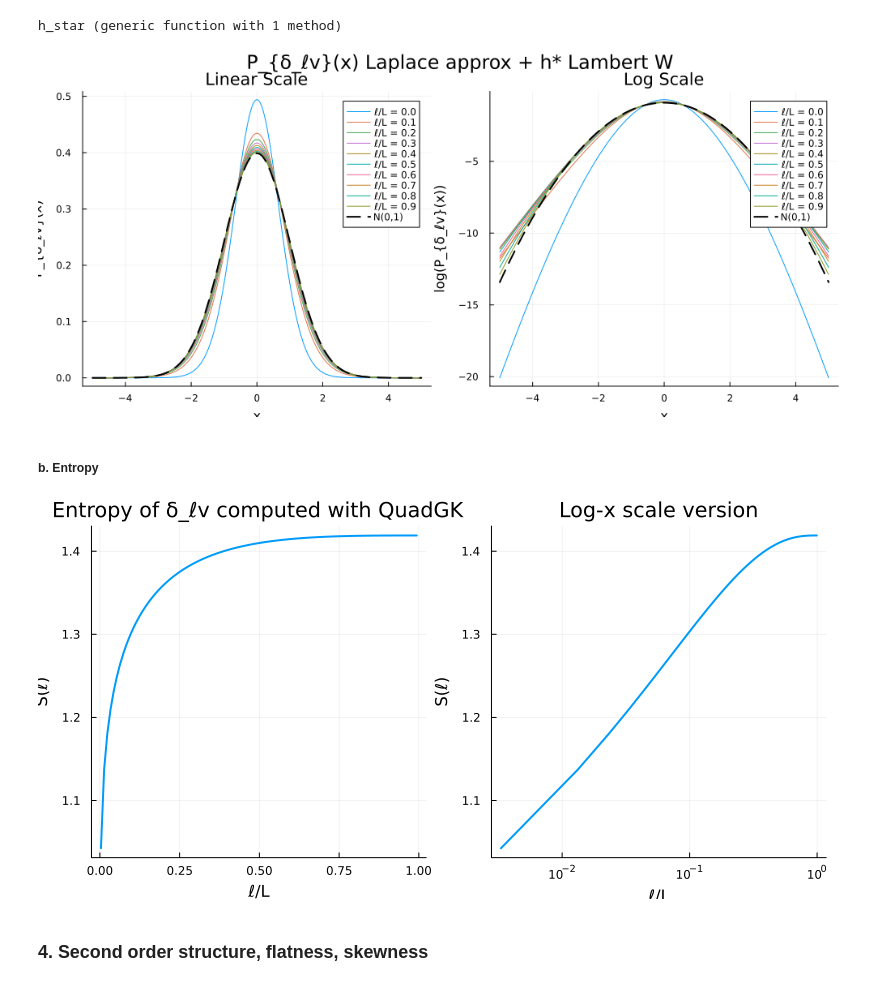
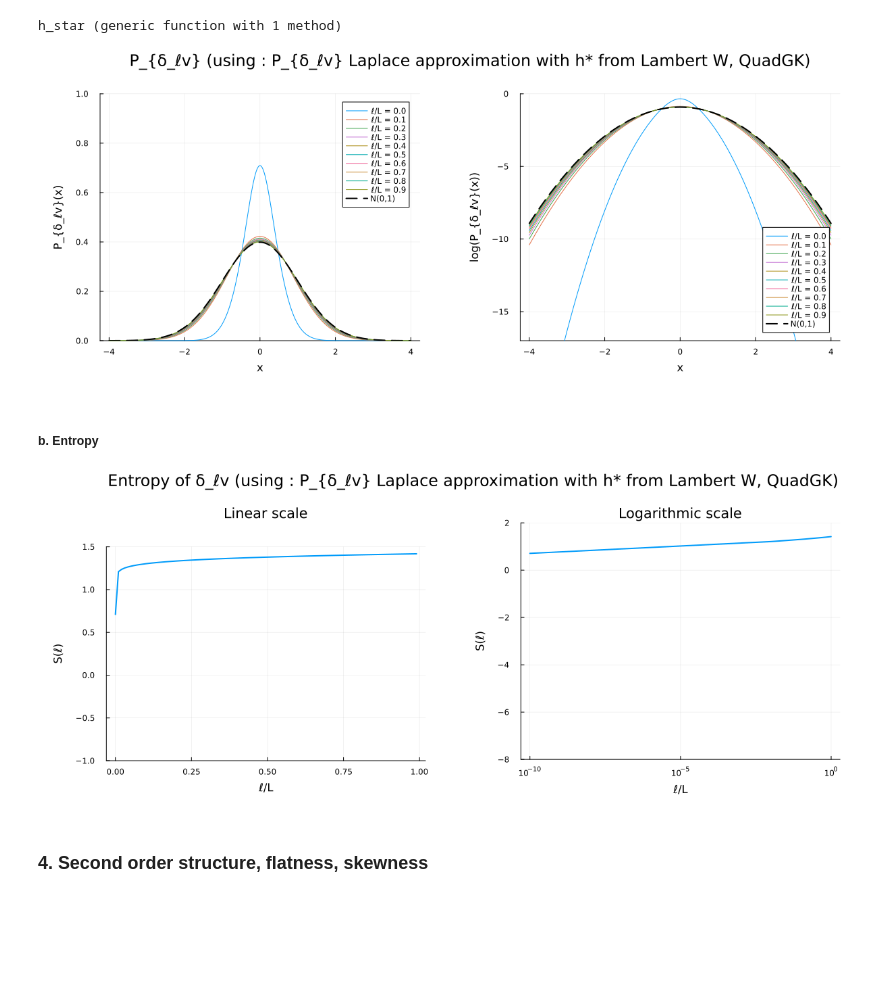
Before and after one commit to pleflohic/turbulence-velocity-increments, a Jupyter notebook: notebooks/normalized.ipynb, the cells around one changed output. Cells and saved outputs as stored; diff of their text form; code cells hidden in the pictures; blank space fills up the shorter version.

```diff
--- a/notebooks/normalized.ipynb
+++ b/notebooks/normalized.ipynb
@@ -69,22 +60,21 @@ end
 compute_P_δlv_of_x (generic function with 1 method)
 # %%
 # 1. Setup l and x values
-l_values = 1e-4:0.1*L:L
-x_values = -5:0.01:5
+l_values = 1e-10*L:0.1*L:L
+x_values = -4:0.02:4
 
 # 2. Initialize plots with explicit scales
-p1 = plot(title = "Linear Scale", xlabel = "x", ylabel = "P_{δ_ℓv}(x)", lw = 2)
-p2 = plot(title = "Log Scale", xlabel = "x", ylabel = "log(P_{δ_ℓv}(x))", lw = 2) # Note the :log scale here
+p1 = plot(xlabel = "x", ylabel = "P_{δ_ℓv}(x)", ylims=(0, 1), lw = 2, left_margin = 10mm, bottom_margin = 10mm)
+p2 = plot(xlabel = "x", ylabel = "log(P_{δ_ℓv}(x))", ylims=(-17, 0), lw = 2, left_margin = 20mm, bottom_margin = 10mm) # Note the :log scale here
 
 # 3. Reference Gaussian (Computed once)
 gauss_pdf = pdf.(Normal(0, 1), x_values)
 
 # 4. Plot loop
 for l in l_values
-
     P_values = compute_P_δlv_of_x.(Ref(l), x_values)
 
-    label = "ℓ/L = $(round(l/L, digits=2))"
+    label = "ℓ/L = $(round(l/L, sigdigits=2))"
     plot!(p1, x_values, P_values, label = label)
     plot!(p2, x_values, log.(P_values), label = label) # Plotting P_values, the axis scale handles the log
 end
@@ -94,5 +84,5 @@ plot!(p1, x_values, gauss_pdf, label="N(0,1)", lw=2, ls=:dash, color=:black)
 plot!(p2, x_values, log.(gauss_pdf), label="N(0,1)", lw=2, ls=:dash, color=:black)
 
 # 6. Final Layout
-plot(p1, p2, layout = (1, 2), size = (1000, 450), plot_title = "P_{δ_ℓv}(x) Laplace approx + h* = c1")
+plot(p1, p2, layout = (1, 2), size = (1200, 500), plot_title = "P_{δ_ℓv} (using : P_{δ_ℓv} explicit form, QuadGK)", plot_titlevspan=0.1)
 # %% [output]
@@ -181,12 +177,12 @@ end
 compute_P_δlv_of_x_Laplace (generic function with 1 method)
 # %%
 # 1. Setup l and x values
-l_values = 1e-4:0.1*L:L
-x_values = -5:0.01:5
+l_values = 1e-10*L:0.1*L:L
+x_values = -4:0.02:4
 
 # 2. Initialize plots with explicit scales
-p1 = plot(title = "Linear Scale", xlabel = "x", ylabel = "P_{δ_ℓv}(x)", lw = 2)
-p2 = plot(title = "Log Scale", xlabel = "x", ylabel = "log(P_{δ_ℓv}(x))", lw = 2)
+p1 = plot(xlabel = "x", ylabel = "P_{δ_ℓv}(x)", ylims=(0, 1), lw = 2, left_margin = 10mm, bottom_margin = 10mm)
+p2 = plot(xlabel = "x", ylabel = "log(P_{δ_ℓv}(x))", ylims=(-17, 0), lw = 2, left_margin = 20mm, bottom_margin = 10mm)
 
 # 3. Reference Gaussian (Computed once)
 gauss_pdf = pdf.(Normal(0, 1), x_values)
@@ -206,5 +202,5 @@ plot!(p1, x_values, gauss_pdf, label="N(0,1)", lw=2, ls=:dash, color=:black)
 plot!(p2, x_values, log.(gauss_pdf), label="N(0,1)", lw=2, ls=:dash, color=:black)
 
 # 6. Final Layout
-plot(p1, p2, layout = (1, 2), size = (1000, 450), plot_title = "P_{δ_ℓv}(x) Laplace approx + h* = c1")
+plot(p1, p2, layout = (1, 2), size = (1200, 500), plot_title = "P_{δ_ℓv} (using : P_{δ_ℓv} Laplace approximation with h* = c1, QuadGK)", plot_titlevspan=0.1)
 # %% [output]
@@ -247,60 +249,67 @@ h_star(l, x) = c1 + c2 - lambertw(2 * (-log(l / L)) * c2 * x^2 * exp(4 * (-log(l
 h_star (generic function with 1 method)
 # %%
 # 1. Setup l and x values
-l_values = 1e-4:0.1*L:L
-x_values = -5:0.01:5
+l_values = 1e-10*L:0.1*L:L
+x_values = -4:0.02:4
 
 # 2. Initialize plots with explicit scales
-p1 = plot(title = "Linear Scale", xlabel = "x", ylabel = "P_{δ_ℓv}(x)", lw = 2)
-p2 = plot(title = "Log Scale", xlabel = "x", ylabel = "log(P_{δ_ℓv}(x))", lw = 2) # Note the :log scale here
+p1 = plot(xlabel = "x", ylabel = "P_{δ_ℓv}(x)", ylims=(0, 1), lw = 2, left_margin = 10mm, bottom_margin = 10mm)
+p2 = plot(xlabel = "x", ylabel = "log(P_{δ_ℓv}(x))", ylims=(-17, 0), lw = 2, left_margin = 20mm, bottom_margin = 10mm) # Note the :log scale here
 
 # 3. Reference Gaussian (Computed once)
 gauss_pdf = pdf.(Normal(0, 1), x_values)
 
 # 4. Plot loop
 for l in l_values
 
     P_values = compute_P_δlv_of_x_Laplace.(Ref(l), x_values, Ref(h_star))
 
     label = "ℓ/L = $(round(l/L, digits=2))"
     plot!(p1, x_values, P_values, label = label)
     plot!(p2, x_values, log.(P_values), label = label) # Plotting P_values, the axis scale handles the log
 end
 
 # 5. Add Gaussian reference to both
 plot!(p1, x_values, gauss_pdf, label="N(0,1)", lw=2, ls=:dash, color=:black)
 plot!(p2, x_values, log.(gauss_pdf), label="N(0,1)", lw=2, ls=:dash, color=:black)
 
 # 6. Final Layout
-plot(p1, p2, layout = (1, 2), size = (1000, 450), plot_title = "P_{δ_ℓv}(x) Laplace approx + h* Lambert W")
+plot(p1, p2, layout = (1, 2), size = (1200, 500), plot_title = "P_{δ_ℓv} (using : P_{δ_ℓv} Laplace approximation with h* from Lambert W, QuadGK)", plot_titlevspan=0.1)
 # %% [output]
-[figure, old version]
+[figure, new version]
 # %% [markdown]
 ##### b. Entropy
 # %%
 # Define l values
-l_values = 1e-4:0.01*L:L
+l_values = 1e-10*L:0.01*L:L
 S_values = [compute_entropy_for_l(compute_P_δlv_of_x_Laplace, l, h_star) for l in l_values]
 
 # Create the plot for S(l)
 p1 = plot(l_values./L, S_values,
-          title = "Entropy of δ_ℓv computed with QuadGK",
+          title = "Linear scale",
           xlabel = "ℓ/L",
           ylabel = "S(ℓ)",
+          ylims=(-1, 1.5),
           lw = 2,
-          legend = false)
+          legend = false,
+          left_margin = 10mm,
+          bottom_margin = 10mm,
+          top_margin = 10mm)
 
 p2 = plot(l_values./L, S_values,
-          title = "Log-x scale version",
+          title = "Logarithmic scale",
           xlabel = "ℓ/L",
           ylabel = "S(ℓ)",
+          ylims = (-8, 2),
           xscale = :log10,
           lw = 2,
-          legend = false)
+          legend = false,
+          left_margin = 20mm,
+          bottom_margin = 10mm)
 
 # Plot
-plot(p1, p2, layout = (1, 2), size = (800, 400))
+plot(p1, p2, layout = (1, 2), size = (1200, 500), plot_title = "Entropy of δ_ℓv (using : P_{δ_ℓv} Laplace approximation with h* from Lambert W, QuadGK)", plot_titlevspan=0.1)
 # %% [output]
-[figure, old version]
+[figure, new version]
 # %% [markdown]
 ### 4. Second order structure, flatness, skewness
```
Also changed, not shown: parts of 13 cells of this notebook, 1 other file.
